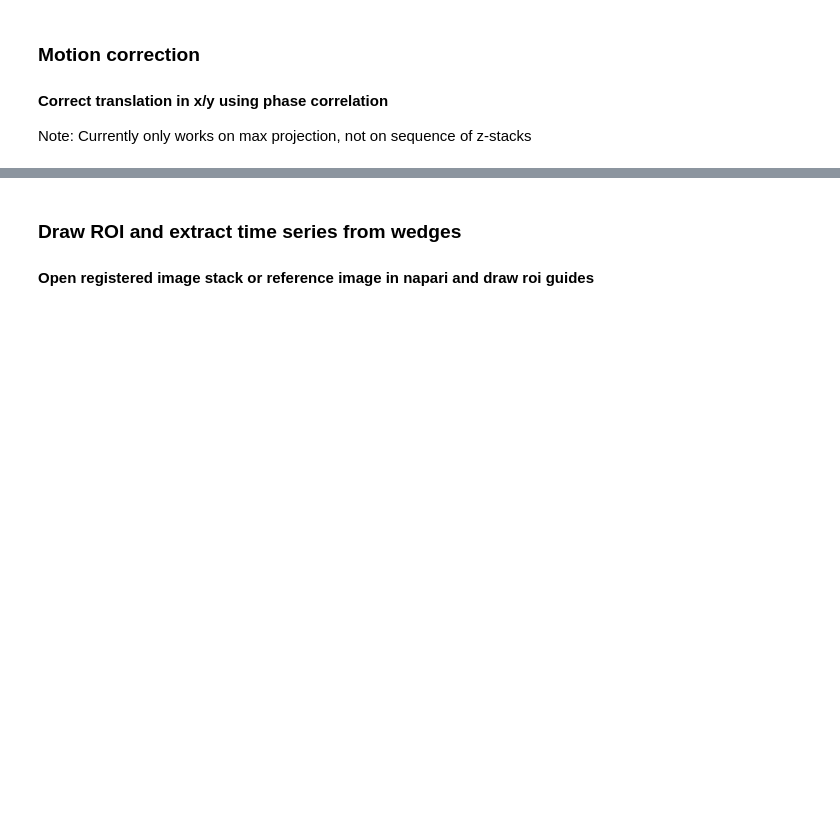
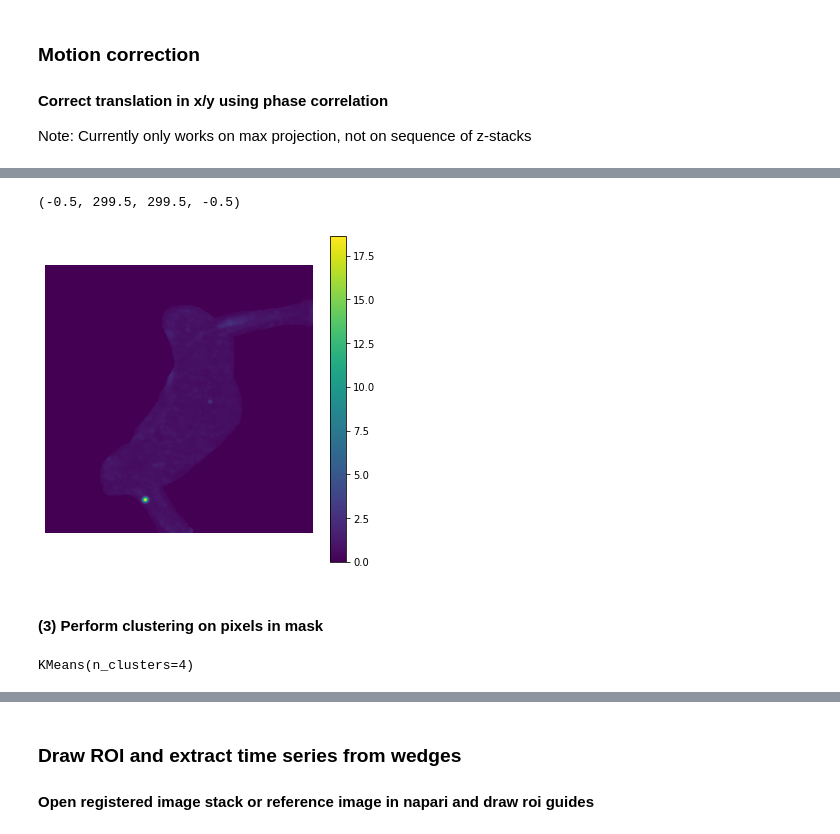
Before and after one commit to hjmh/fly2p, a Jupyter notebook: fly2p/scripts/preprocessImagingData.ipynb, the cells around one changed output, grey strips where cells are left out. Drawn from its saved outputs; the diff is of its cells as text; code cells hidden in the pictures; blank space fills up the shorter version.

```diff
--- a/fly2p/scripts/preprocessImagingData.ipynb
+++ b/fly2p/scripts/preprocessImagingData.ipynb
@@ -242,0 +197,57 @@ axs[1].plot(locRefImg,0,'ro')
+# %%
+# filter DF/F trace with Savitzky-Golay filter
+from scipy.signal import savgol_filter
+
+# 3rd order, 7 frames
+order = 3
+window = 7
+
+# Currently F_0 is estimated for the whole time series (ok, if time series is short)
+baseLinePercent = 10
+offset = 0.0001
+
+myMask = mask.data
+
+dffStackMC = np.zeros((stackMPMC.shape))
+
+filtStack = gaussian_filter(stackMPMC, sigma=[0,2,2])
+
+for x in range(stackMPMC.shape[1]):
+    for y in range(stackMPMC.shape[2]):
+
+        if myMask[x,y] == 0:
+            continue
+
+        filtF = savgol_filter(filtStack[:,x,y], window, order)
+
+        # Estimate baseline
+        F0 = np.percentile(filtF, baseLinePercent)
+        if F0 == 0: F0 += offset
+
+        # Compute dF/F_0 = (F_raw - F_0)/F_0
+        dFF = (filtF - F0) / F0
+
+        dffStackMC[:,x,y] = dFF
+# %%
+dffMP = np.max(dffStackMC,axis=0)
+
+fig, ax = plt.subplots(1,1,figsize=(6,6))
+cb = ax.imshow(dffMP,cmap='viridis',origin='upper')#, vmin=0, vmax=10)
+plt.colorbar(cb)
+ax.axis('off')
+# %% [output]
+(-0.5, 299.5, 299.5, -0.5)
+[figure, added]
+# %% [markdown]
+#### (3) Perform clustering on pixels in mask
+# %%
+from sklearn.cluster import KMeans
+
+nclst = 4
+
+toClust = dffStackMC[:,myMask>0]
+
+kmeans = KMeans(n_clusters=nclst)
+kmeans.fit(toClust.T)
+# %% [output]
+KMeans(n_clusters=4)
```
Also changed, not shown: parts of 32 cells of this notebook.
